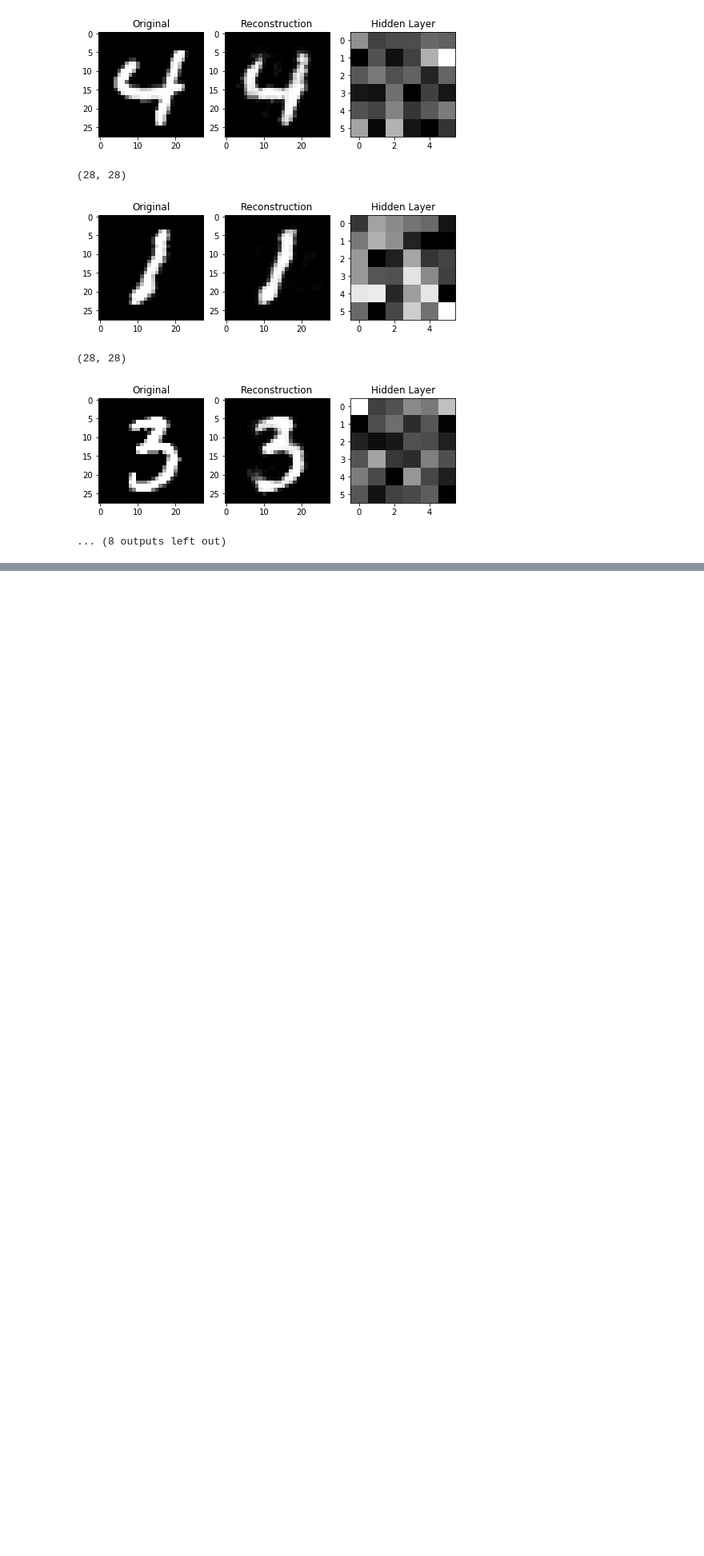
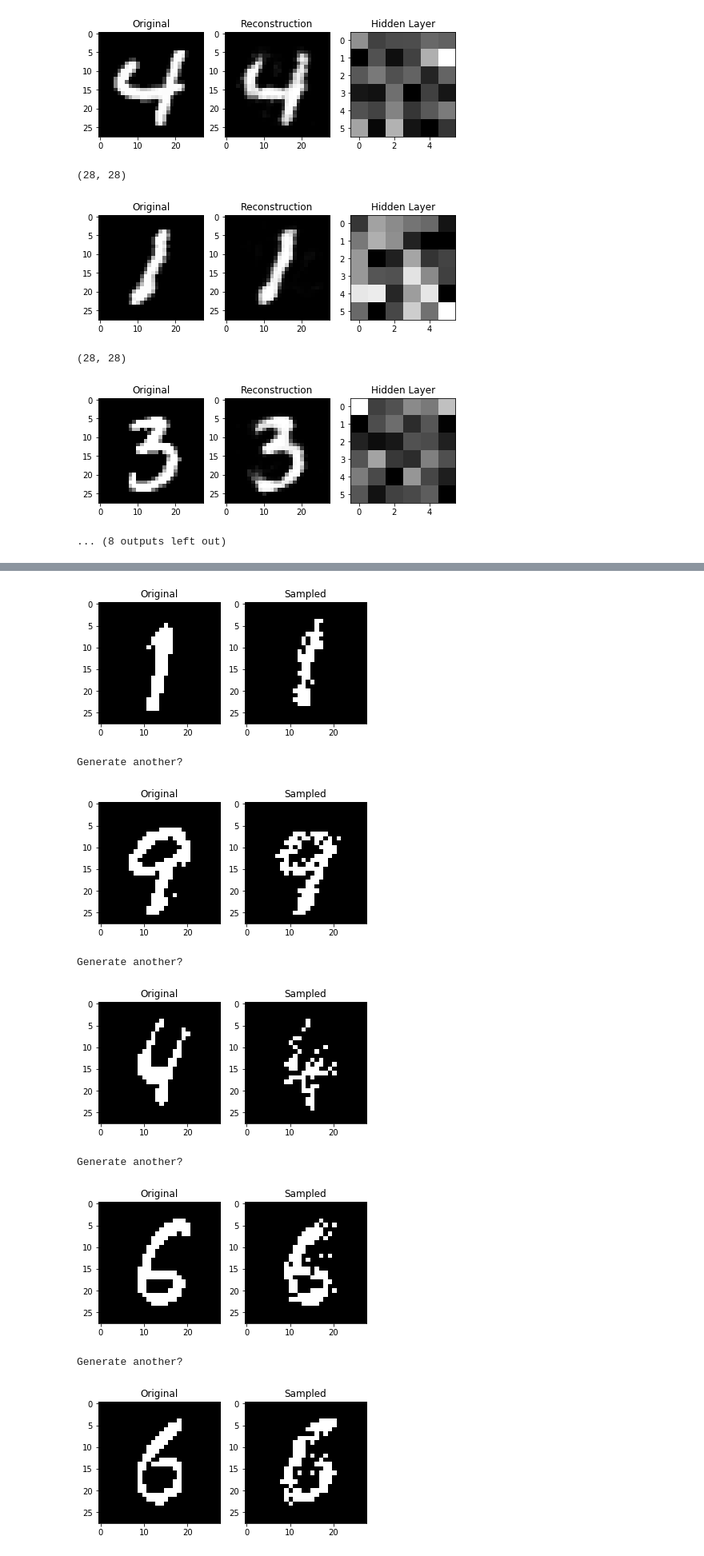
Before and after one commit to yosoufe/machine_learning_examples, a Jupyter notebook: unsupervised_class3/MyWork.ipynb, the cells around one changed output, grey strips where cells are left out. Shown: that part at 80% size. Cells and saved outputs as stored; diff of their text form; code cells hidden in the pictures; blank space fills up the shorter version.

```diff
--- a/unsupervised_class3/MyWork.ipynb
+++ b/unsupervised_class3/MyWork.ipynb
@@ -266,0 +317,15 @@ model.sess.close()
+# %%
+# tesnorflow of VAE
+import tensorflow as tf
+from sklearn.utils import shuffle
+import matplotlib.pyplot as plt
+import util
+import numpy as np
+
+X, Y = util.get_mnist()
+
+
+Normal = tf.contrib.distributions.Normal
+Bernoulli = tf.contrib.distributions.Bernoulli
+logFolder = "../../TFlog"
+X = (X > 0.5).astype(np.float32)
@@ -266,0 +516,2 @@ model.sess.close()
+# %%
+vae.fit(X,batch_sz=256,epochs=50)
@@ -266,0 +536,28 @@ model.sess.close()
+# %%
+# plot reconstruction
+done = False
+while not done:
+    i = np.random.choice(len(X))
+    x = X[i]
+    im = vae.posterior_predictive_sample([x]).reshape(28, 28)
+    plt.subplot(1,2,1)
+    plt.imshow(x.reshape(28, 28), cmap='gray')
+    plt.title("Original")
+    plt.subplot(1,2,2)
+    plt.imshow(im, cmap='gray')
+    plt.title("Sampled")
+    plt.show()
+
+    ans = input("Generate another?")
+    if ans and ans[0] in ('n' or 'N'):
+        done = True
+# %% [output]
+[figure, added]
+Generate another?
+[figure, added]
+Generate another?
+[figure, added]
+Generate another?
+[figure, added]
+Generate another?
+[figure, added]
```
Also changed, not shown: parts of 8 cells of this notebook.
